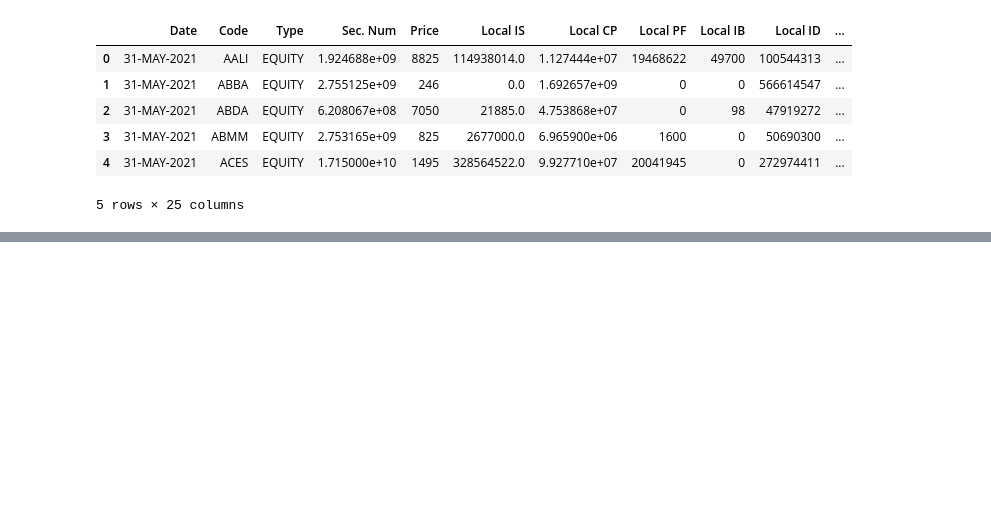
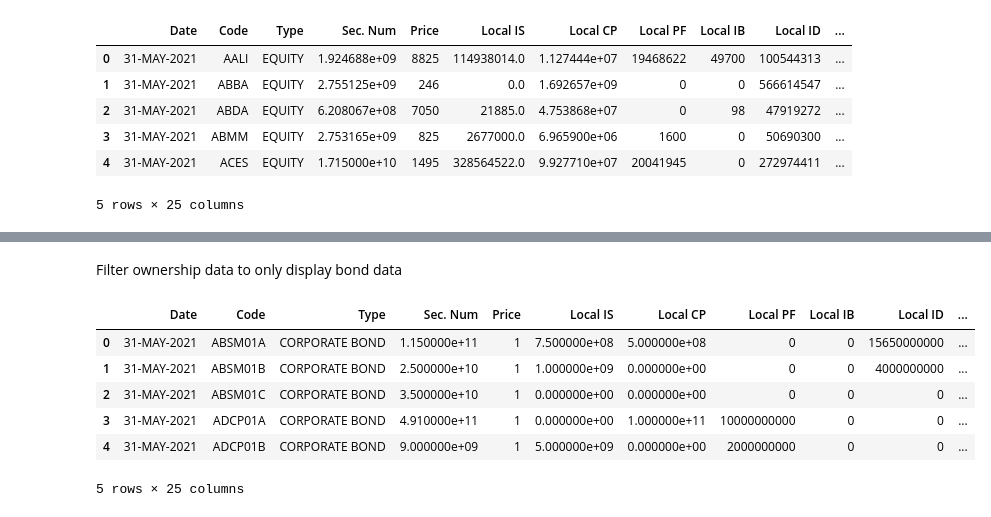
Before and after one commit to mihoku/data-preparation-indonesia-green-bonds, a Jupyter notebook: General-Data-Prep.ipynb, the cells around one changed output, grey strips where cells are left out. Drawn from its saved outputs; the diff is of its cells as text; code cells hidden in the pictures; blank space fills up the shorter version.

Commit message:
read and filter data

```diff
--- a/General-Data-Prep.ipynb
+++ b/General-Data-Prep.ipynb
@@ -100,0 +112,7 @@ memory usage: 18.9+ MB
+# %%
+bonds_type = ['CORPORATE BOND', 'GOVERNMENT BOND',
+              'SBSN', 'SPN', 'SUKUK',
+              'DEBT CROWD FUNDING', 'SUKUK CROWD FUNDING',
+              'BANK INDONESIA RUPIAH SECURITIES (SRBI)',
+              'Bank Indonesia Foreign Currency Securities (SVBI)',
+              'Bank Indonesia Foreign Currency Sukuk (SUVBI)', 'PERPETUAL BONDS']
@@ -121,0 +165,13 @@ securities_os[securities_os['Type']!='EQUITY'].head()
+# %% [markdown]
+Filter ownership data to only display bond data
+# %%
+securities_os_bond = securities_os[securities_os['Type'].isin(bonds_type)].reset_index(drop=True)
+securities_os_bond.head()
+# %% [output]
+|  | Date | Code | Type | Sec. Num | Price | Local IS | Local CP | Local PF | Local IB | Local ID | ... |
+| 0 | 31-MAY-2021 | ABSM01A | CORPORATE BOND | 1.150000e+11 | 1 | 7.500000e+08 | 5.000000e+08 | 0 | 0 | 15650000000 | ... |
+| 1 | 31-MAY-2021 | ABSM01B | CORPORATE BOND | 2.500000e+10 | 1 | 1.000000e+09 | 0.000000e+00 | 0 | 0 | 4000000000 | ... |
+| 2 | 31-MAY-2021 | ABSM01C | CORPORATE BOND | 3.500000e+10 | 1 | 0.000000e+00 | 0.000000e+00 | 0 | 0 | 0 | ... |
+| 3 | 31-MAY-2021 | ADCP01A | CORPORATE BOND | 4.910000e+11 | 1 | 0.000000e+00 | 1.000000e+11 | 10000000000 | 0 | 0 | ... |
+| 4 | 31-MAY-2021 | ADCP01B | CORPORATE BOND | 9.000000e+09 | 1 | 5.000000e+09 | 0.000000e+00 | 2000000000 | 0 | 0 | ... |
+5 rows × 25 columns
```
Also changed, not shown: parts of 14 cells of this notebook.
